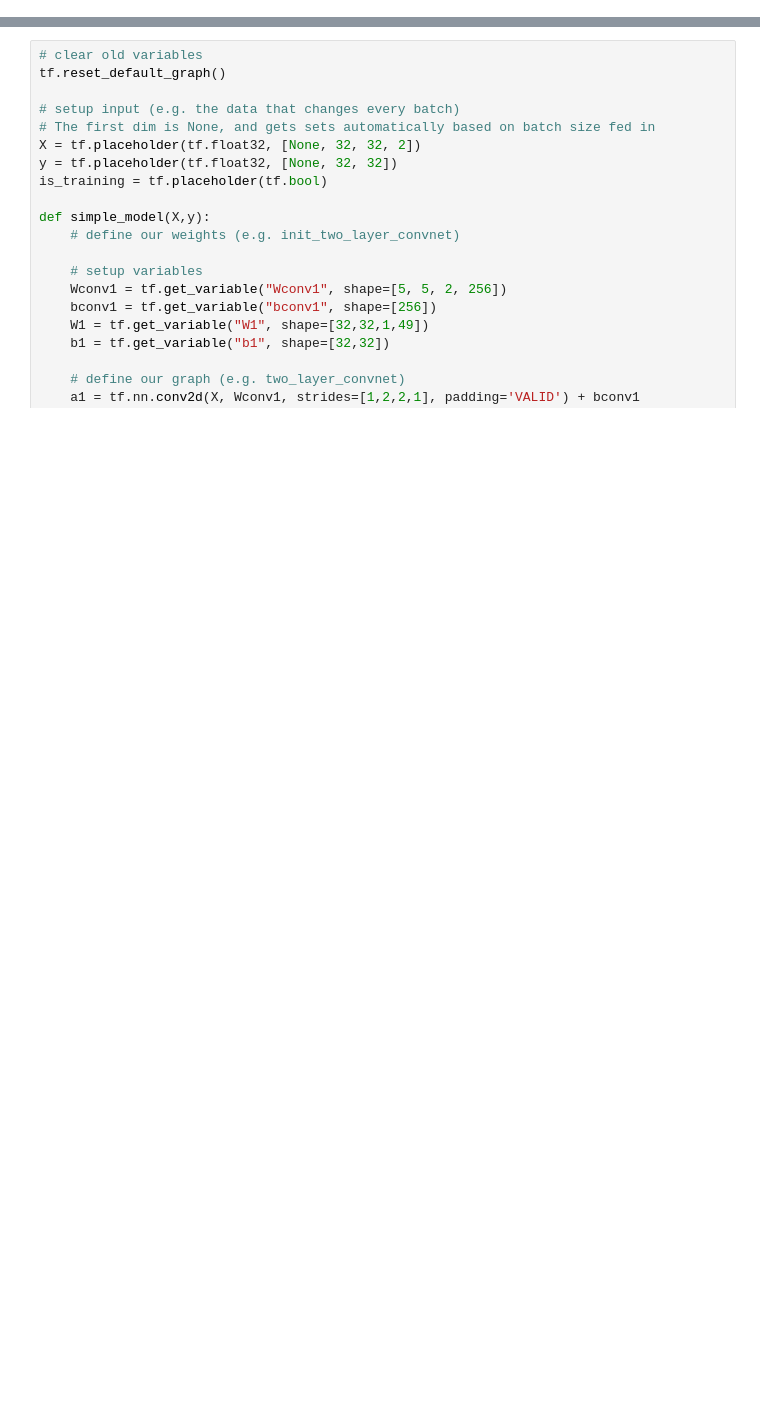
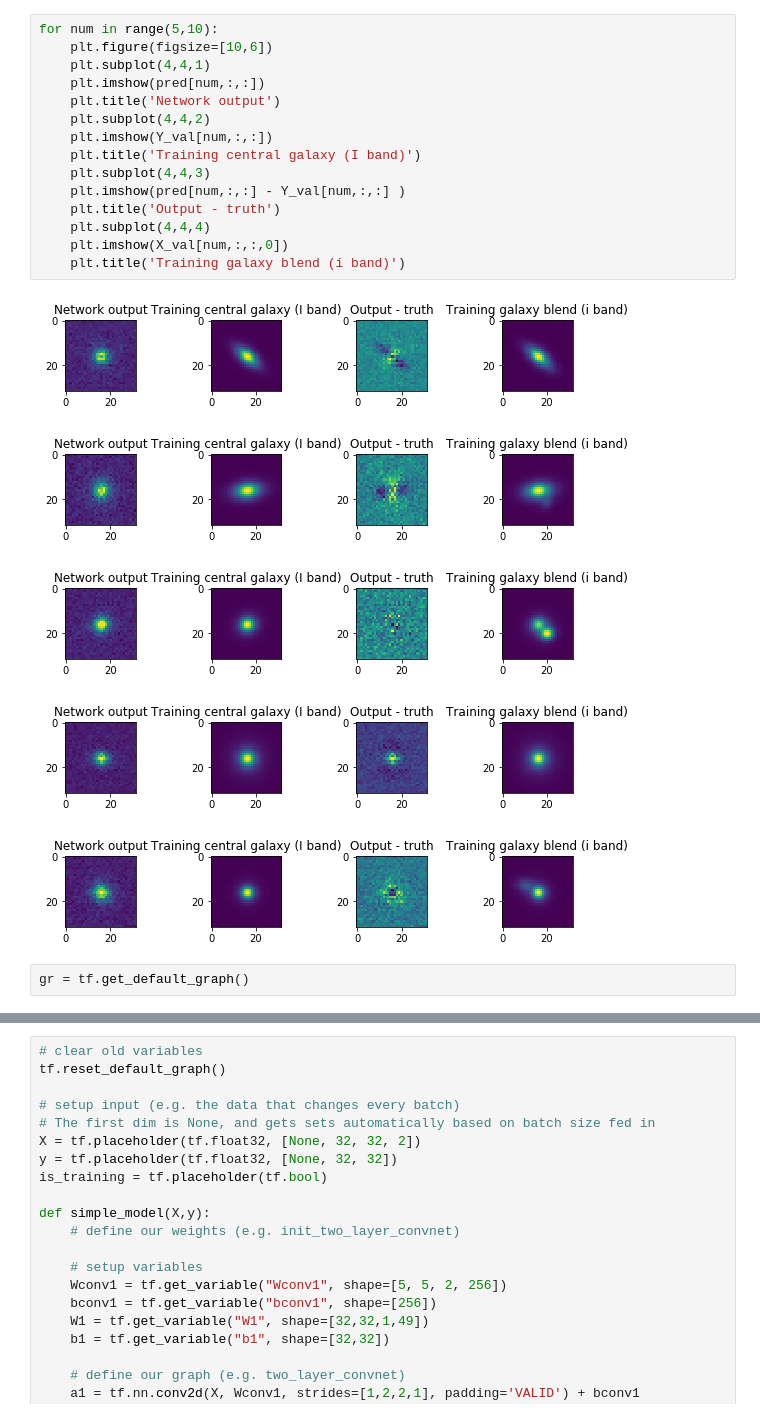
Before and after one commit to sowmyakth/NN_blend, a Jupyter notebook: notebooks/test_cnn.ipynb, the cells around one changed output, grey strips where cells are left out. Drawn from its saved outputs; the diff is of its cells as text; blank space fills up the shorter version.

```diff
--- a/notebooks/test_cnn.ipynb
+++ b/notebooks/test_cnn.ipynb
@@ -94,0 +165,23 @@ array([[[[  -4.37207361,   -3.54066547],
+# %%
+for num in range(5,10):
+    plt.figure(figsize=[10,6])
+    plt.subplot(4,4,1)
+    plt.imshow(pred[num,:,:])
+    plt.title('Network output')
+    plt.subplot(4,4,2)
+    plt.imshow(Y_val[num,:,:])
+    plt.title('Training central galaxy (I band)')
+    plt.subplot(4,4,3)
+    plt.imshow(pred[num,:,:] - Y_val[num,:,:] )
+    plt.title('Output - truth')
+    plt.subplot(4,4,4)
+    plt.imshow(X_val[num,:,:,0])
+    plt.title('Training galaxy blend (i band)')
+# %% [output]
+[figure, added]
+[figure, added]
+[figure, added]
+[figure, added]
+[figure, added]
+# %%
+gr = tf.get_default_graph()
```
Also changed, not shown: parts of 22 cells of this notebook.
